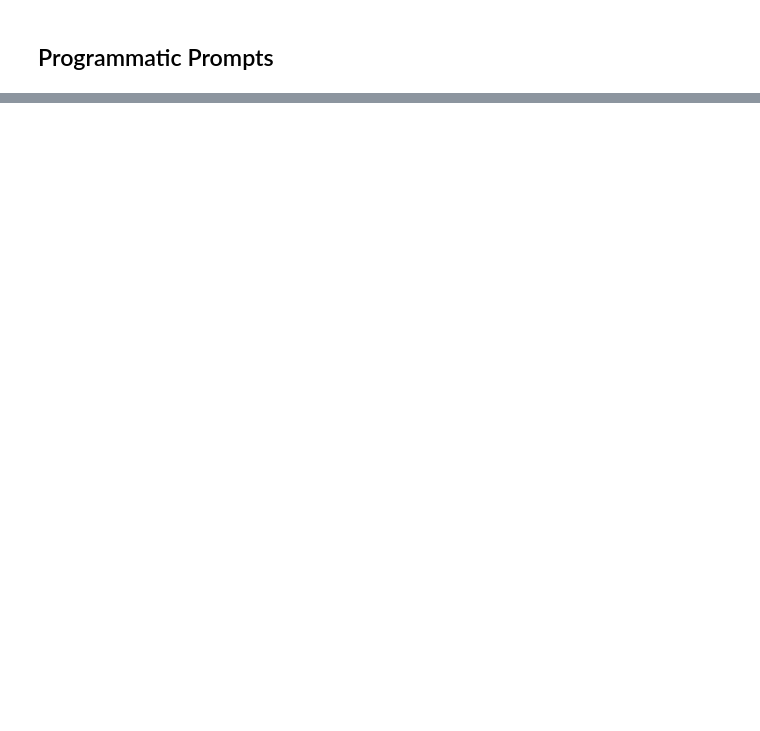
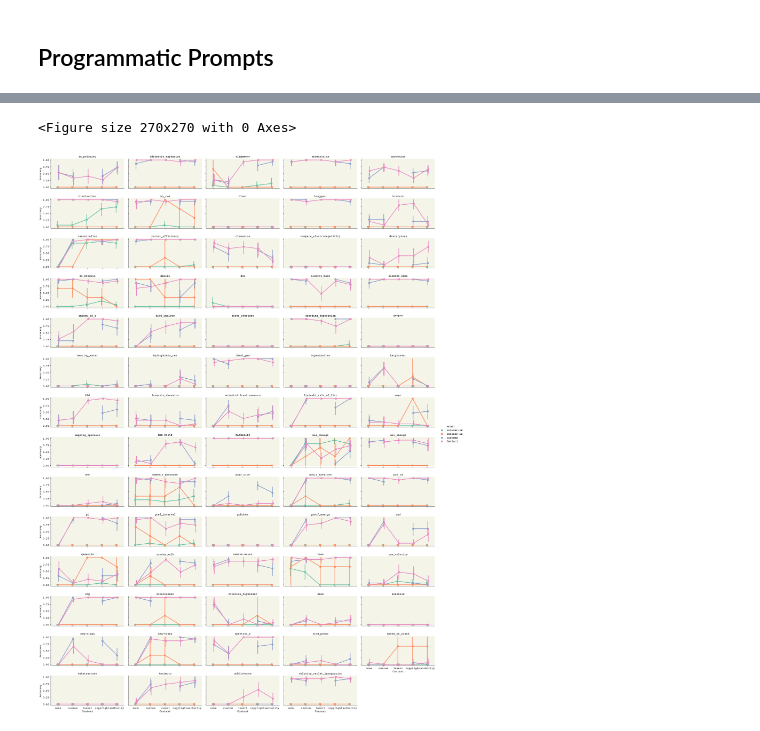
Before and after one commit to ur-whitelab/nlcc-data, a Jupyter notebook: paper/Prompts.ipynb, the cells around one changed output, grey strips where cells are left out. Saved outputs shown, nothing was run; the diff lists cells and outputs as text; code cells hidden in the pictures; blank space fills up the shorter version.

```diff
--- a/paper/Prompts.ipynb
+++ b/paper/Prompts.ipynb
@@ -184,12 +255,18 @@ print(df.groupby('topic').count().iloc[:,0].to_latex())
+# %%
+# now remove, because we do not need the plotting dummy
+merged = merged[merged.type == 'code']
 # %%
-plt.figure(figsize=(4,4), dpi=90)
+plt.figure(figsize=(3,3), dpi=90)
 g = sns.FacetGrid(merged, col='name', col_wrap=5, height=2.5, aspect=2, hue_order=model_names)
 g.map(sns.pointplot, 'used_context', 'result', 'model',  hue_order=model_names, order=context_order,
-      palette='Set2', dodge=True)
+      palette='Set2', dodge=True, fontsize=18)
 g.add_legend(title='Model')
 g.set_axis_labels('Context', 'Accuracy')
 g.set_titles('{col_name}')
 g.savefig('all.pdf')
 g.savefig('all.png', dpi=300)
+# %% [output]
+<Figure size 270x270 with 0 Axes>
+[figure, added]
 # %%
 print(context_order)
```
Also changed, not shown: parts of 13 cells of this notebook.
